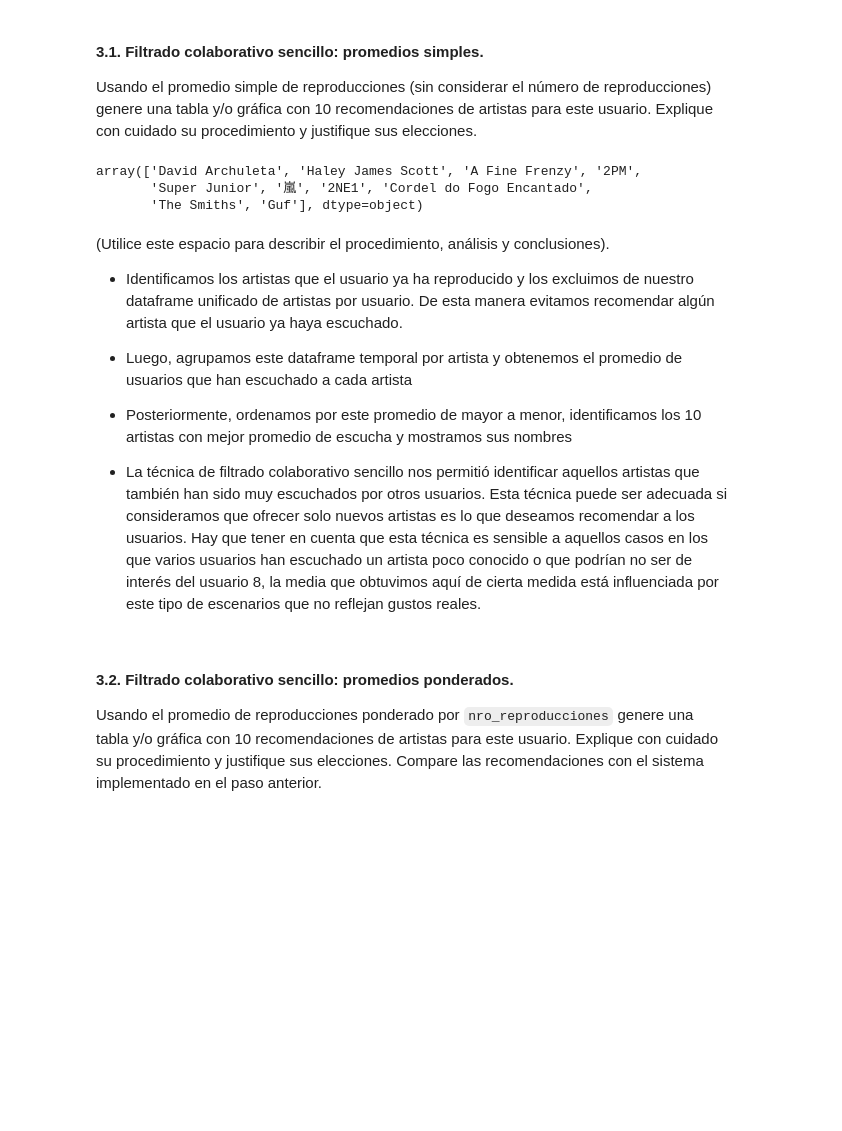
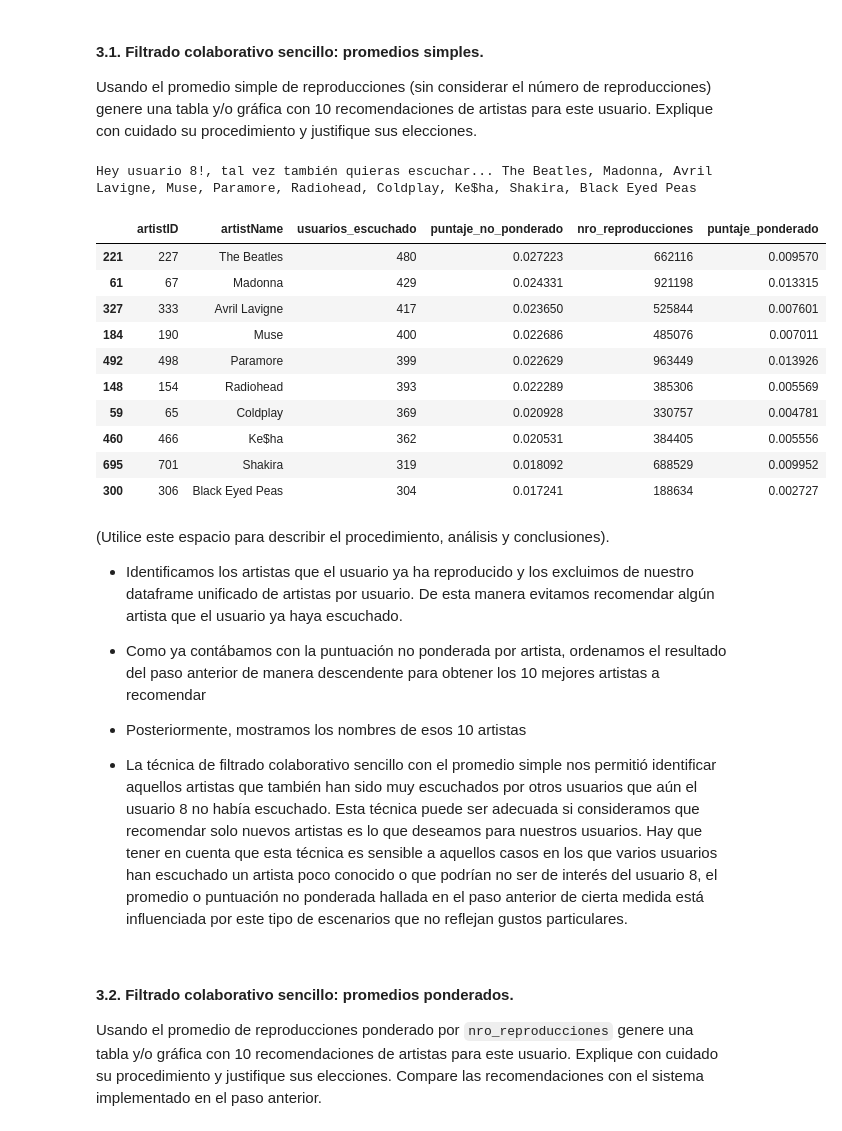
Before and after one commit to dayroncj/Unsupervised, a Jupyter notebook: S5_LC_Taller_Colab.ipynb, the cells around one changed output. Cells and saved outputs as stored; diff of their text form; code cells hidden in the pictures; blank space fills up the shorter version.

```diff
--- a/S5_LC_Taller_Colab.ipynb
+++ b/S5_LC_Taller_Colab.ipynb
@@ -99,17 +99,25 @@ Esta parte el interés es poder analizar qué tanto se escucha cada artista.  Co
 nbins = users_artists['artistID'].nunique()
 
 # Sin ponderar
-# Solo tenemos en cuenta cuántos usuarios han "consumido" cada artista
-listened_artists_count = users_artists.groupby('artistID')['userID'].nunique().reset_index().rename(columns={'userID': 'veces_escuchado'})
+# Solo tenemos en cuenta cuántos usuarios han "consumido" cada artista.  Y lo usamos para obtener la probabilidad de que cada artista pueda ser escuchado del total de artistas.
+artists_stats = users_artists.groupby('artistID')['userID'].nunique().reset_index().rename(columns={'userID': 'usuarios_escuchado'})
+artists_stats['puntaje_no_ponderado'] = artists_stats['usuarios_escuchado'] / users_artists['artistID'].nunique()
+artists_stats.sort_values(by='puntaje_no_ponderado', ascending=False)
+artists_stats.set_index('artistID', inplace=True)
 
-# Para ponderar las reproducciones por artista creamos un dataframe temporal donde tengamos la cantidad de usuarios que lo han escuchado y la cantidad de reproducciones que esos usuarios han realizado de cada artista.
-# De esta manera daremos un peso a los artistas de acuerdo a la cantidad de reproducciones
-artists_stats = users_artists.groupby('artistID').agg({'userID': 'nunique', 'nro_reproducciones': 'sum'}).reset_index()
-artists_stats = artists_stats.rename(columns={'userID': 'num_usuarios', 'nro_reproducciones': 'total_reproducciones'})
-artists_stats['reproducciones_ponderadas'] = artists_stats['num_usuarios'] * artists_stats['total_reproducciones']
+# Para ponderar las reproducciones por artista sumamos las reproducciones por artista.
+# De esta manera las reproducciones de cada artista tendrán una relevancia dentro de la probabilidad de que ese artista sea escuchado del total de reproducciones.
+total_reproductions = users_artists['nro_reproducciones'].sum()
+artists_stats['nro_reproducciones'] = users_artists.groupby('artistID').agg({'userID': 'nunique', 'nro_reproducciones': 'sum'})['nro_reproducciones']
+artists_stats['puntaje_ponderado'] = users_artists.groupby('artistID').agg({'userID': 'nunique', 'nro_reproducciones': 'sum'})['nro_reproducciones'] / total_reproductions
+artists_stats.reset_index(inplace=True)
 
-fig_sin_ponderar = px.histogram(listened_artists_count, x='artistID', y='veces_escuchado', nbins=nbins, title='Distribución sin ponderar del consumo por artista')
-fig_ponderada = px.histogram(artists_stats, x='artistID', y='reproducciones_ponderadas', nbins=nbins, title='Distribución ponderada del consumo por artista')
+fig_sin_ponderar = px.histogram(artists_stats, x='artistID', y='puntaje_no_ponderado', nbins=nbins, title='Distribución de probabilidad sin ponderar del consumo por artista')
+fig_ponderada = px.histogram(artists_stats, x='artistID', y='puntaje_ponderado', nbins=nbins, title='Distribución de probabilidad ponderada del consumo por artista')
+
+# Agregamos los nombres de los artistas a nuestro dataframe de estadísticas para facilitar visualizaciones más adelante
+artists_stats.set_index('artistID')
+artists_stats = pd.merge(artists, artists_stats, on='artistID')
 
 # Para mostrar los dos gráficos juntos...
 fig = sp.make_subplots(rows=1, cols=2)
@@ -119,8 +127,8 @@ fig.add_trace(fig_ponderada['data'][0], row=1, col=2)
 # Personalizar etiquetas de ejes
 fig.update_xaxes(title_text='artistID', row=1, col=1)
 fig.update_xaxes(title_text='artistID', row=1, col=2)
-fig.update_yaxes(title_text='Usuarios que lo han escuchado', row=1, col=1)
-fig.update_yaxes(title_text='Ponderado de reproducciones', row=1, col=2)
+fig.update_yaxes(title_text='Probabilidad que el artista sea escuchado', row=1, col=1)
+fig.update_yaxes(title_text='Probabilidad que haya una reproducción del artista', row=1, col=2)
 fig.update_layout(title_text='Distribución del consumo por artista (Sin ponderar reproducciones vs. Reproducciones ponderadas)', showlegend=False)
 
 fig.show()
@@ -172,28 +189,39 @@ En esta sección nos interesa generar recomendaciones ***nuevas y relevantes***
 #### 3.1. Filtrado colaborativo sencillo: promedios simples.
 
 Usando el promedio simple de reproducciones (sin considerar el número de reproducciones) genere una tabla y/o gráfica con 10 recomendaciones de artistas para este usuario. Explique con cuidado su procedimiento y justifique sus elecciones.
-# %%
-# Utilice este espacio para escribir el código.
-
-# Identificamos los artistas que el usuario ya ha reproducido y los excluimos de nuestro dataframe unificado de artistas por usuario.
-# Agrupamos este dataframe temporal por artista y obtenemos el promedio de usuarios que han escuchado a cada artista
-# Ordenamos por este promedio de mayor a menor
-user_8_simple_recomm = artists_stats[~artists_stats['artistID'].isin(user_8_ordered_artists['artistID'])].groupby('artistID')['num_usuarios'].mean().sort_values(ascending=False)
-
-# Obtenemos los 10 más escuchados por otros usuarios y mostramos sus nombres
-users_artists[users_artists['artistID'].isin(user_8_simple_recomm.head(10))]['artistName'].unique()
-# %% [output]
-array(['David Archuleta', 'Haley James Scott', 'A Fine Frenzy', '2PM',
-       'Super Junior', '嵐', '2NE1', 'Cordel do Fogo Encantado',
-       'The Smiths', 'Guf'], dtype=object)
+# %%
+# Utilice este espacio para escribir el código.
+# Creamos un nuevo dataframe solo con estadísticas de los artistas que el usuario 8 no ha escuchado aún.
+user_8_new_artists = artists_stats[~artists_stats['artistID'].isin(user_8_ordered_artists['artistID'])]
+
+# Ordenamos descendentemente este resultado por el puntaje no ponderado obtenido en el punto 2.2
+user_8_recomm_1 = user_8_new_artists.sort_values(by='puntaje_no_ponderado', ascending=False)
+
+# Obtenemos los 10 artistas con mejor puntuación no ponderada y mostramos sus nombres
+user_8_recomm_1_artists = user_8_recomm_1.head(10)['artistName']
+print(f"Hey usuario 8!, tal vez también quieras escuchar... {', '.join(user_8_recomm_1_artists)}")
+user_8_recomm_1.head(10)
+# %% [output]
+Hey usuario 8!, tal vez también quieras escuchar... The Beatles, Madonna, Avril Lavigne, Muse, Paramore, Radiohead, Coldplay, Ke$ha, Shakira, Black Eyed Peas
+|  | artistID | artistName | usuarios_escuchado | puntaje_no_ponderado | nro_reproducciones | puntaje_ponderado |
+| 221 | 227 | The Beatles | 480 | 0.027223 | 662116 | 0.009570 |
+| 61 | 67 | Madonna | 429 | 0.024331 | 921198 | 0.013315 |
+| 327 | 333 | Avril Lavigne | 417 | 0.023650 | 525844 | 0.007601 |
+| 184 | 190 | Muse | 400 | 0.022686 | 485076 | 0.007011 |
+| 492 | 498 | Paramore | 399 | 0.022629 | 963449 | 0.013926 |
+| 148 | 154 | Radiohead | 393 | 0.022289 | 385306 | 0.005569 |
+| 59 | 65 | Coldplay | 369 | 0.020928 | 330757 | 0.004781 |
+| 460 | 466 | Ke$ha | 362 | 0.020531 | 384405 | 0.005556 |
+| 695 | 701 | Shakira | 319 | 0.018092 | 688529 | 0.009952 |
+| 300 | 306 | Black Eyed Peas | 304 | 0.017241 | 188634 | 0.002727 |
 # %% [markdown]
 (Utilice este espacio para describir el procedimiento, análisis y conclusiones).
 
 - Identificamos los artistas que el usuario ya ha reproducido y los excluimos de nuestro dataframe unificado de artistas por usuario. De esta manera evitamos recomendar algún artista que el usuario ya haya escuchado.
-- Luego, agrupamos este dataframe temporal por artista y obtenemos el promedio de usuarios que han escuchado a cada artista
-- Posteriormente, ordenamos por este promedio de mayor a menor, identificamos los 10 artistas con mejor promedio de escucha y mostramos sus nombres
+- Como ya contábamos con la puntuación no ponderada por artista, ordenamos el resultado del paso anterior de manera descendente para obtener los 10 mejores artistas a recomendar
+- Posteriormente, mostramos los nombres de esos 10 artistas
 
-- La técnica de filtrado colaborativo sencillo nos permitió identificar aquellos artistas que también han sido muy escuchados por otros usuarios.  Esta técnica puede ser adecuada si consideramos que ofrecer solo nuevos artistas es lo que deseamos recomendar a los usuarios.  Hay que tener en cuenta que esta técnica es sensible a aquellos casos en los que varios usuarios han escuchado un artista poco conocido o que podrían no ser de interés del usuario 8, la media que obtuvimos aquí de cierta medida está influenciada por este tipo de escenarios que no reflejan gustos reales.
+- La técnica de filtrado colaborativo sencillo con el promedio simple nos permitió identificar aquellos artistas que también han sido muy escuchados por otros usuarios que aún el usuario 8 no había escuchado.  Esta técnica puede ser adecuada si consideramos que recomendar solo nuevos artistas es lo que deseamos para nuestros usuarios.  Hay que tener en cuenta que esta técnica es sensible a aquellos casos en los que varios usuarios han escuchado un artista poco conocido o que podrían no ser de interés del usuario 8, el promedio o puntuación no ponderada hallada en el paso anterior de cierta medida está influenciada por este tipo de escenarios que no reflejan gustos particulares.
 # %% [markdown]
 #### 3.2.  Filtrado colaborativo sencillo: promedios ponderados.
 
```
Also changed, not shown: parts of 7 cells of this notebook.
